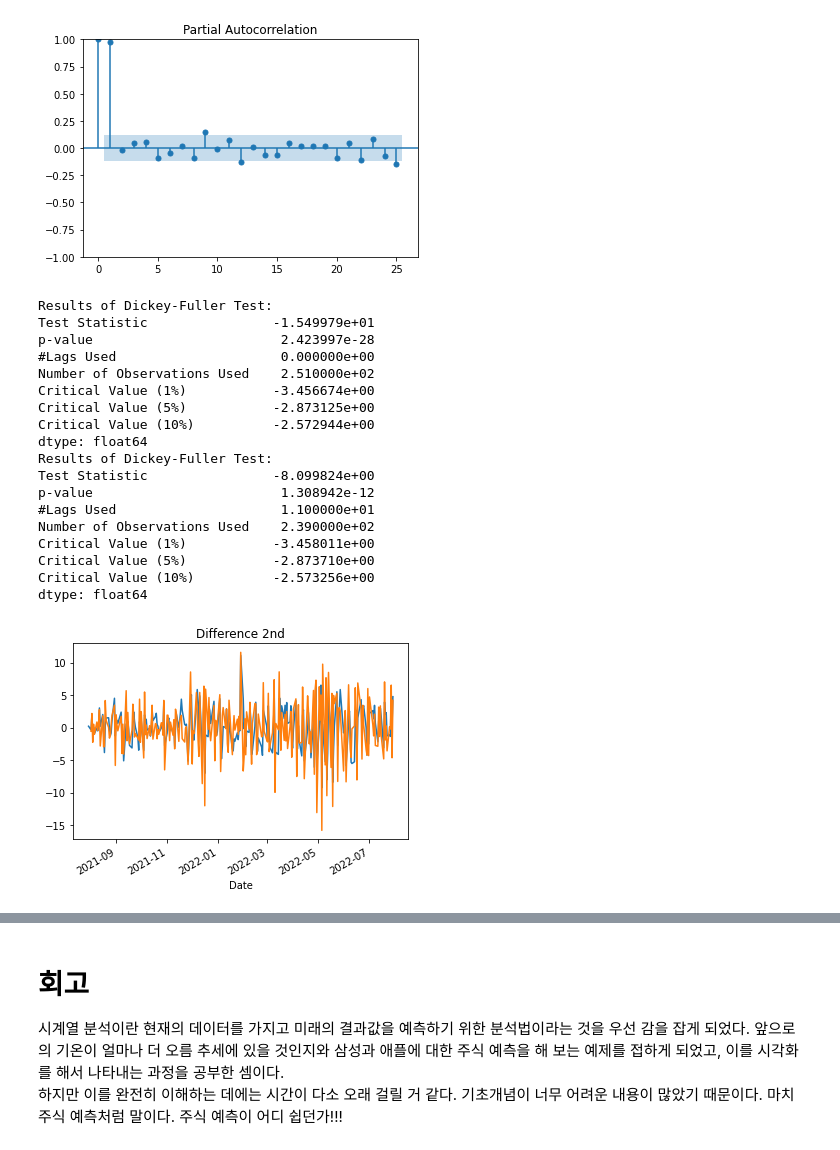
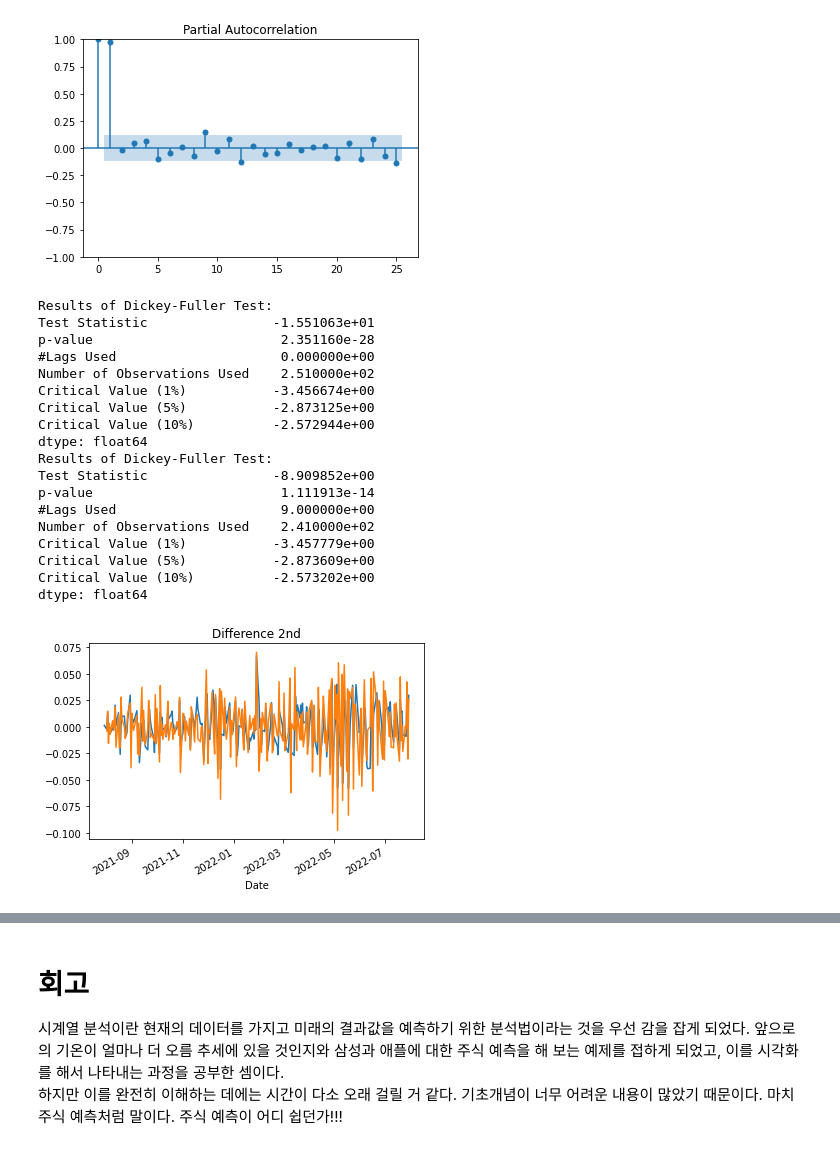
Before and after one commit to xpelqpdj0422/geonhee-KIM, a Jupyter notebook: Exploration_04_김건희.ipynb, the cells around one changed output, grey strips where cells are left out. Saved outputs shown, nothing was run; the diff lists cells and outputs as text; code cells hidden in the pictures.

```diff
--- a/Exploration_04_김건희.ipynb
+++ b/Exploration_04_김건희.ipynb
@@ -282,5 +282,8 @@ ts2 = ts2.interpolate(method='time')
 ts2[ts2.isna()]
 # %% [output]
 Series([], Name: Close, dtype: float64)
+# %%
+# 해당 수치가 크므로 로그(자연로그)를 취해주도록 한다.
+ts2_log = np.log(ts2)
 # %%
 # 정성적 그래프 분석
@@ -360,36 +363,36 @@ plt.show()
 [figure]
 # %%
 # 1차 차분 구하기
-diff_1 = ts2.diff(periods=1).iloc[1:]
+diff_1 = ts2_log.diff(periods=1).iloc[1:]
 diff_1.plot(title='Difference 1st')
 
 augmented_dickey_fuller_test(diff_1)
 
 # 혹시 필요한 경우 2차 차분 구하기
 diff_2 = diff_1.diff(periods=1).iloc[1:]
 diff_2.plot(title='Difference 2nd')
 
 augmented_dickey_fuller_test(diff_2)
 # %% [output]
 Results of Dickey-Fuller Test:
-Test Statistic                -1.549979e+01
-p-value                        2.423997e-28
+Test Statistic                -1.551063e+01
+p-value                        2.351160e-28
 #Lags Used                     0.000000e+00
 Number of Observations Used    2.510000e+02
 Critical Value (1%)           -3.456674e+00
 Critical Value (5%)           -2.873125e+00
 Critical Value (10%)          -2.572944e+00
 dtype: float64
 Results of Dickey-Fuller Test:
-Test Statistic                -8.099824e+00
-p-value                        1.308942e-12
-#Lags Used                     1.100000e+01
-Number of Observations Used    2.390000e+02
-Critical Value (1%)           -3.458011e+00
-Critical Value (5%)           -2.873710e+00
-Critical Value (10%)          -2.573256e+00
+Test Statistic                -8.909852e+00
+p-value                        1.111913e-14
+#Lags Used                     9.000000e+00
+Number of Observations Used    2.410000e+02
+Critical Value (1%)           -3.457779e+00
+Critical Value (5%)           -2.873609e+00
+Critical Value (10%)          -2.573202e+00
 dtype: float64
-[figure, old version]
+[figure, new version]
 # %%
 # ARIMA 모델 훈련과 테스트를 위한 과정
 from statsmodels.tsa.arima.model import ARIMA
```
Also changed, not shown: parts of 7 cells of this notebook.
